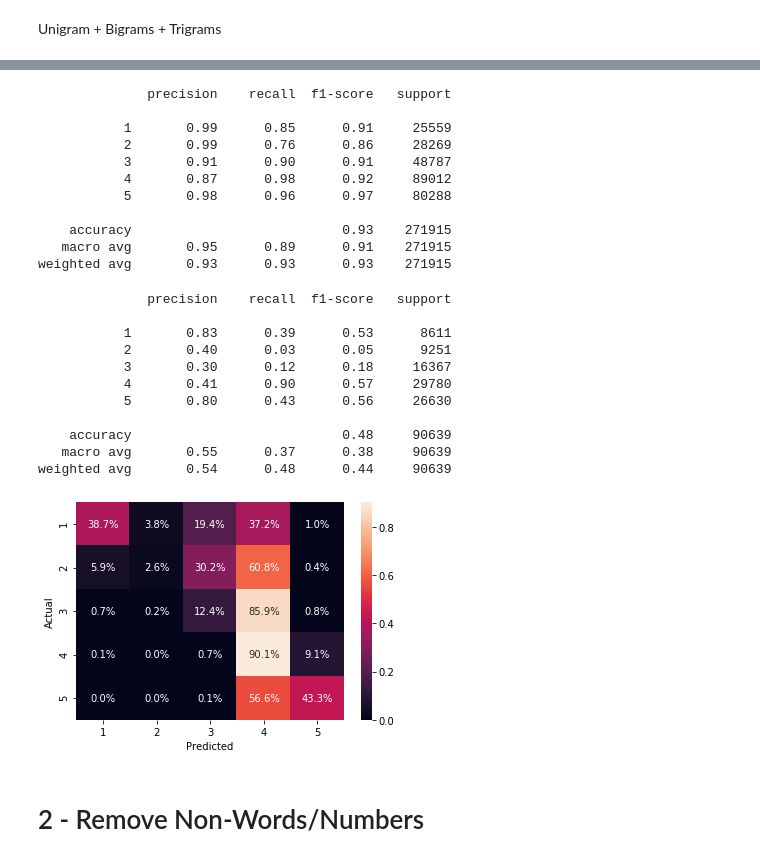
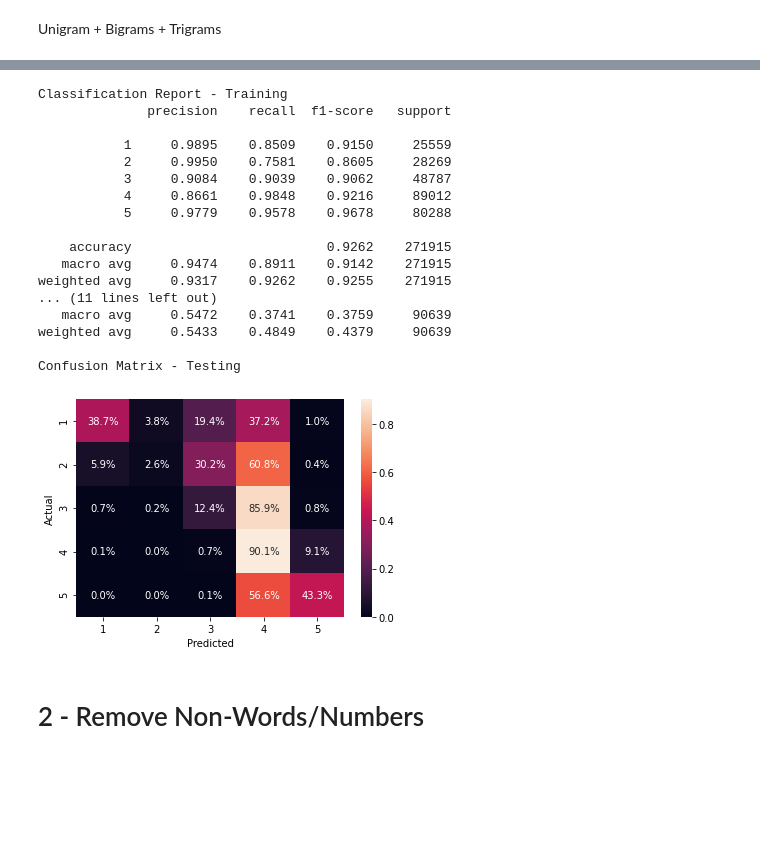
Before and after one commit to david-siqi-liu/yelp-sentiment-analysis, a Jupyter notebook: notebooks/tests_pre-processing.ipynb, the cells around one changed output, grey strips where cells are left out. Cells and saved outputs as stored; diff of their text form; code cells hidden in the pictures; blank space fills up the shorter version.

```diff
--- a/notebooks/tests_pre-processing.ipynb
+++ b/notebooks/tests_pre-processing.ipynb
@@ -237,2 +160,0 @@ trigrams = Pipeline([
-# %%
-trigrams.fit(X_train, y_train)
@@ -256,14 +160,0 @@ y_train_pred_trigrams = trigrams.predict(X_train)
-# %%
-print(classification_report(y_train, y_train_pred_trigrams, digits=4))
-# %% [output]
-              precision    recall  f1-score   support
-
-           1       0.99      0.85      0.91     25559
-           2       0.99      0.76      0.86     28269
-           3       0.91      0.90      0.91     48787
-           4       0.87      0.98      0.92     89012
-           5       0.98      0.96      0.97     80288
-
-    accuracy                           0.93    271915
-   macro avg       0.95      0.89      0.91    271915
-weighted avg       0.93      0.93      0.93    271915
@@ -272,25 +161,29 @@ y_test_pred_trigrams = trigrams.predict(X_test)
-# %%
-print(classification_report(y_test, y_test_pred_trigrams, digits=4))
-# %% [output]
-              precision    recall  f1-score   support
-
-           1       0.83      0.39      0.53      8611
-           2       0.40      0.03      0.05      9251
-           3       0.30      0.12      0.18     16367
-           4       0.41      0.90      0.57     29780
-           5       0.80      0.43      0.56     26630
-
-    accuracy                           0.48     90639
-   macro avg       0.55      0.37      0.38     90639
-weighted avg       0.54      0.48      0.44     90639
-# %%
-visualization.confusion_heat_map(y_test,
-                                 y_test_pred_trigrams,
-                                 normalize='true',
-                                 fmt='.1%',
-                                 labels=set(y_test))
-# %% [output]
-[figure, removed]
+# %%
+trigrams = models.train_and_test(X_train=X_train,
+                                 y_train=y_train,
+                                 X_test=X_test,
+                                 y_test=y_test,
+                                 vectorizer=CountVectorizer(ngram_range=(1,3)),
+                                 classifier=MultinomialNB())
+# %% [output]
+Classification Report - Training
+              precision    recall  f1-score   support
+
+           1     0.9895    0.8509    0.9150     25559
+           2     0.9950    0.7581    0.8605     28269
+           3     0.9084    0.9039    0.9062     48787
+           4     0.8661    0.9848    0.9216     89012
+           5     0.9779    0.9578    0.9678     80288
+
+    accuracy                         0.9262    271915
+   macro avg     0.9474    0.8911    0.9142    271915
+weighted avg     0.9317    0.9262    0.9255    271915
+... (11 lines left out)
+   macro avg     0.5472    0.3741    0.3759     90639
+weighted avg     0.5433    0.4849    0.4379     90639
+
+Confusion Matrix - Testing
+[figure, added]
 # %% [markdown]
 # 2 - Remove Non-Words/Numbers
 # %%
```
Also changed, not shown: parts of 73 cells of this notebook, 8 other files.
